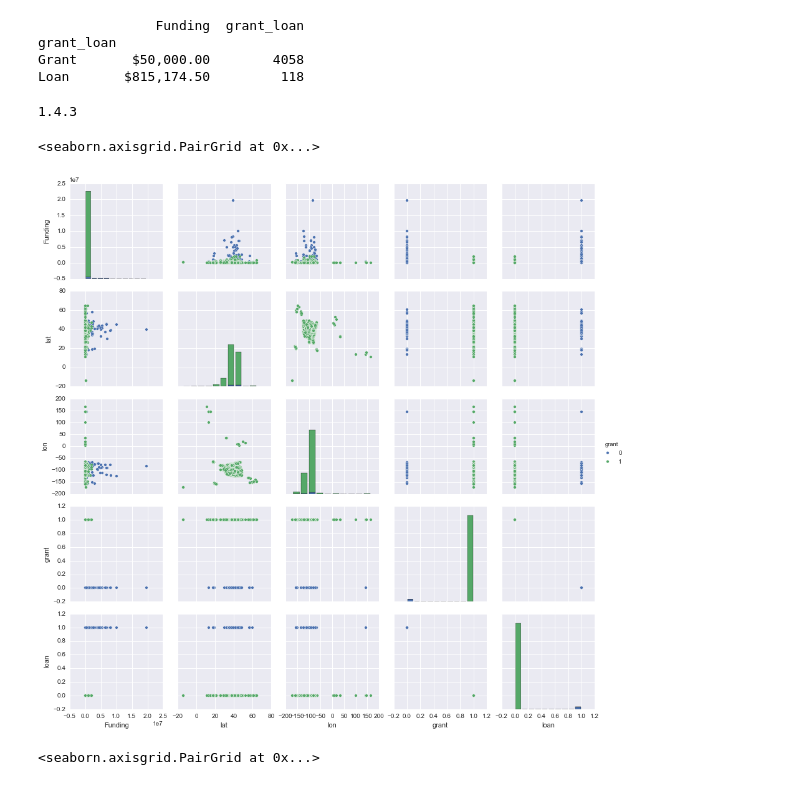
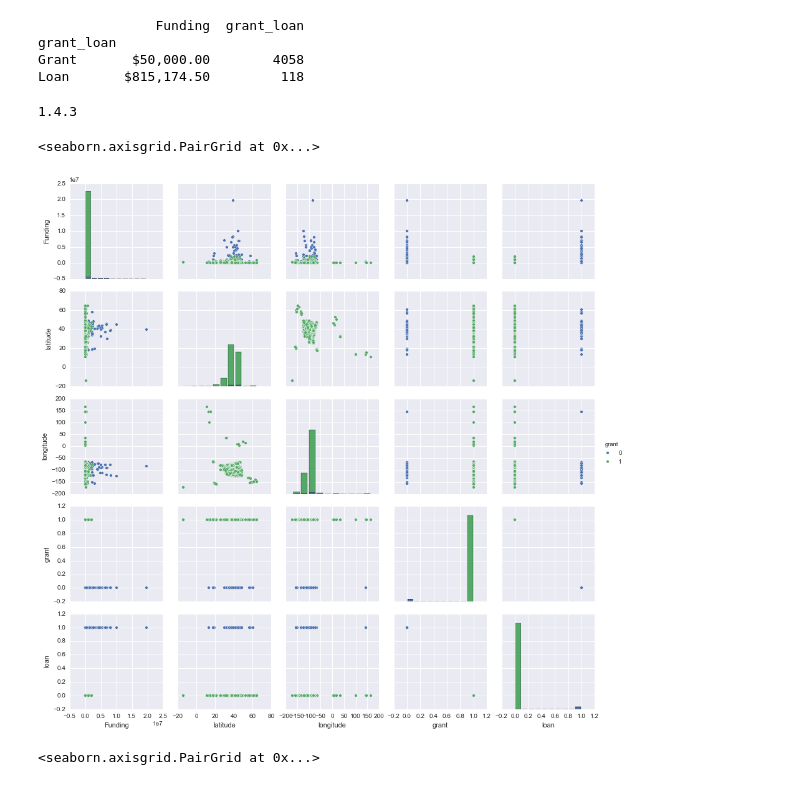
Before and after one commit to mroswell/know-your-farmer-analysis, a Jupyter notebook: KYF2-analysis.ipynb, the cells around one changed output. Drawn from its saved outputs; the diff is of its cells as text; code cells hidden in the pictures.

Commit message:
incorporate geocodio web appends

```diff
--- a/KYF2-analysis.ipynb
+++ b/KYF2-analysis.ipynb
@@ -27,8 +28,8 @@ import seaborn as sns
 %matplotlib inline
 # %%
 #  dtype={'Funding': np.float64},
-kyf2 = pd.read_excel('KYF2 new compass data 2015.xls', na_values="No Data",
-                     skip_footer=2, encoding='xlrd', parse_dates=['Year'])
+kyf2 = pd.read_csv('KYF2_new_compass_data_2015_geocodio_dad527759d1c56e361e09b4e110bd27d2e65a8f1.csv', na_values="No Data",
+                     skipfooter=2, parse_dates=['Year'], engine='python')
 print len(kyf2), 'records'
 kyf2.head(2)
 # %% [output]
@@ -268,0 +185,8 @@ grants_count_chart
+# %%
+# Consistent spelling
+incorrect_spellings =['Small and Socially Disadvantaged Producer Grants', 'Small Socially Disadvantaged Producer Grants']
+correct_spellings = ['Small, Socially Disadvantaged Producer Grants', 'Small, Socially Disadvantaged Producer Grants']
+corrections = pd.Series(data=correct_spellings, index=incorrect_spellings)
+
+kyf2.replace(corrections, inplace=True)
+# kyf2[kyf2.Name.str.startswith('Small,')]
@@ -269,9 +226,6 @@ grants_count_chart
 # %%
 # rename columns
-kyf2.rename(columns={'X': 'lon', 'Y':'lat'}, inplace=True)
-# kyf2.reset_index(inplace=True)
-# kyf_for_geocodio = kyf2[['index',  'lat', 'lon', 'Address', 'State', 'Town', 'Zip']]
-# kyf_for_geocodio.to_csv('kyf2latlon1.csv', encoding='utf-8')
+# kyf2.rename(columns={'X': 'lon', 'Y':'lat'}, inplace=True)
 # %% [markdown]
 Drop blank Funding values
 # %%
@@ -444,6 +374,6 @@ to_update_list = list(joined_geo_df.index.values)
 
 # Loop through indeces
 for idx in to_update_list:
-    kyf2.loc[idx, 'lat'] = joined_geo_df.loc[idx, 'latitude']
-    kyf2.loc[idx, 'lon'] = joined_geo_df.loc[idx, 'longitude']
+    kyf2.loc[idx, 'latitude'] = joined_geo_df.loc[idx, 'latitude']
+    kyf2.loc[idx, 'longitude'] = joined_geo_df.loc[idx, 'longitude']
 # %%
@@ -496,16 +426,16 @@ Loan       $815,174.50         118
 pd.options.display.float_format = None
 # %%
 print matplotlib.__version__
-pair_data_cols = ['Funding', 'lat', 'lon','grant','loan','Year']
+pair_data_cols = ['Funding', 'latitude', 'longitude','grant','loan','Year']
 kyf2_nums = kyf2[pair_data_cols]
 # sns.pairplot(kyf2.iloc[:, :-14:], hue='grant_loan')
 
 sns.pairplot(kyf2_nums, hue='grant')
 # kyf2_nums
 # %% [output]
 1.4.3
 <seaborn.axisgrid.PairGrid at 0x...>
-[figure, old version]
+[figure, new version]
 # %%
 pair_data_cols = ['lat', 'lon', 'grant']
 kyf2_nums = kyf2[pair_data_cols]
```
Also changed, not shown: parts of 47 cells of this notebook, 1 other file.
